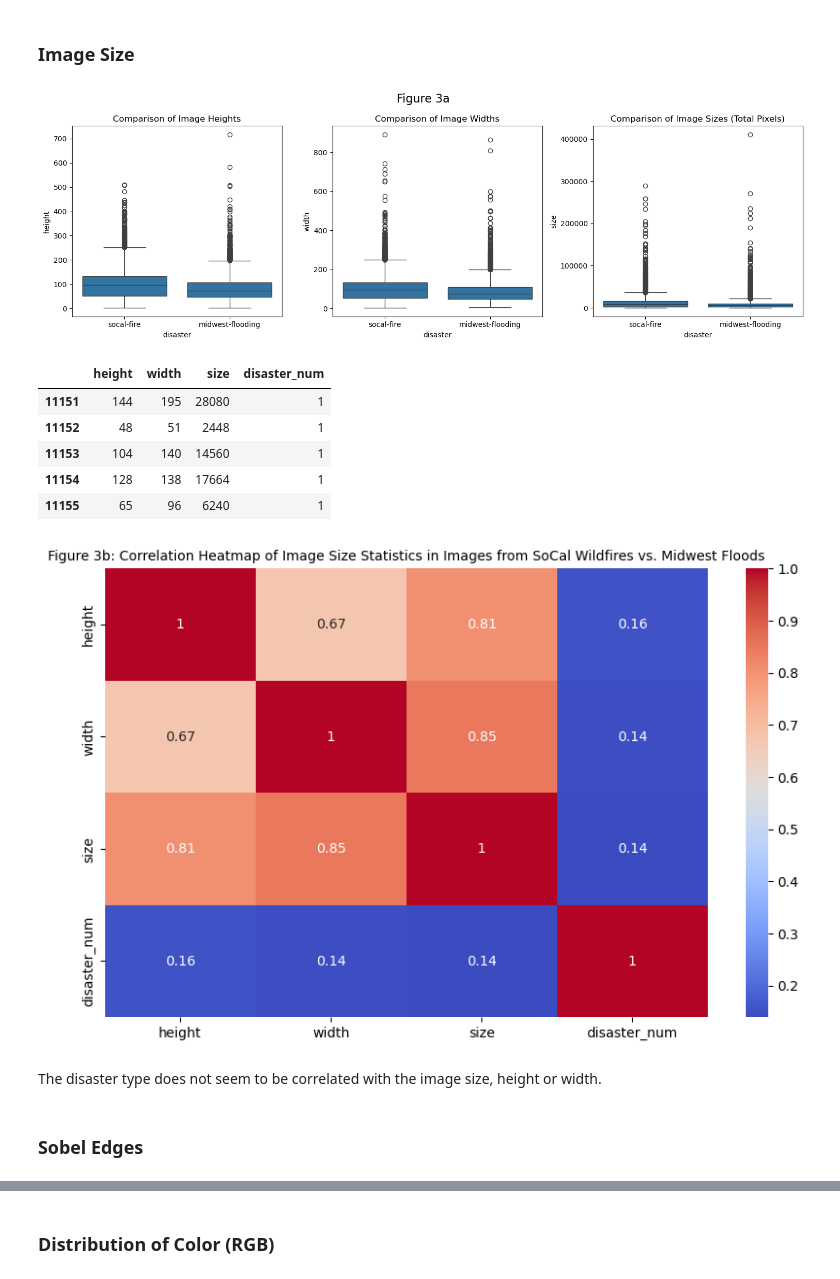
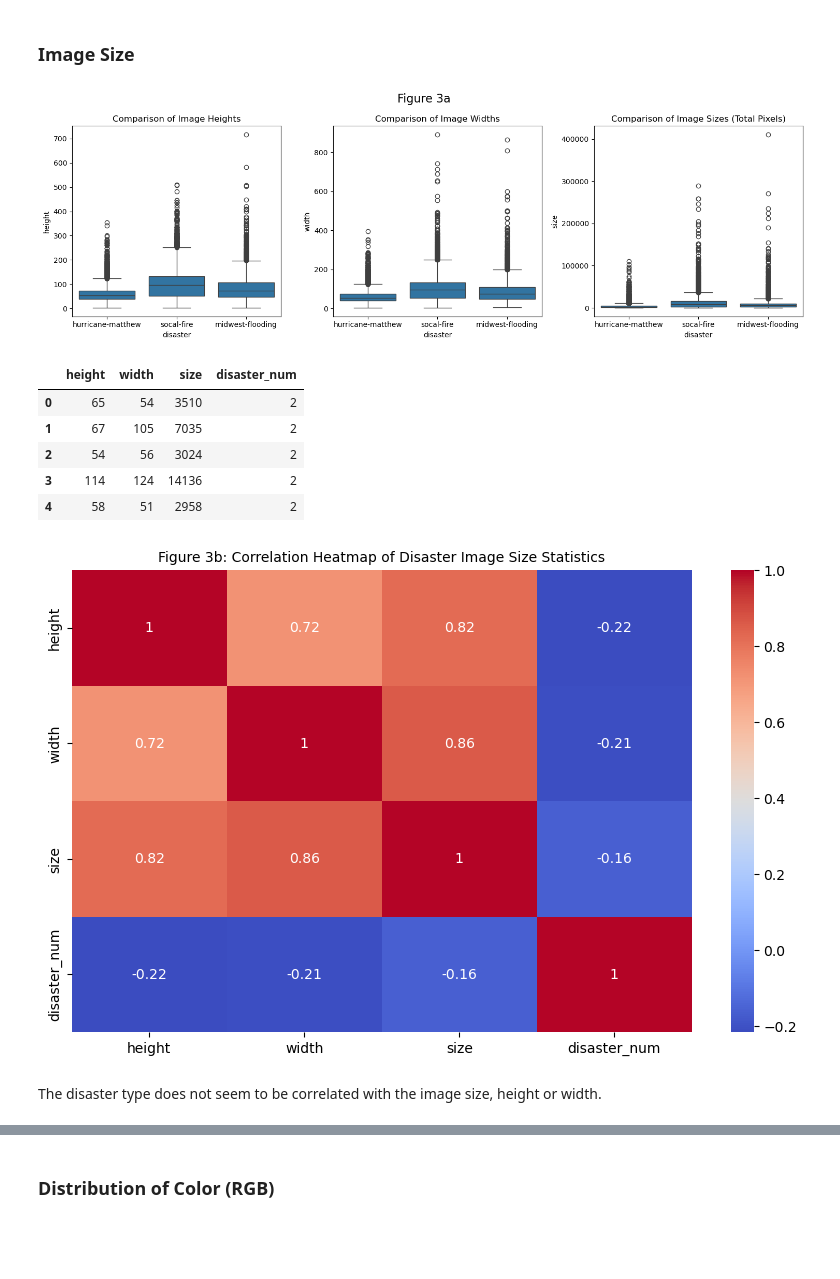
Before and after one commit to trishakholiya/Disaster-Image-Classification-CNN, a Jupyter notebook: disaster_EDA.ipynb, the cells around one changed output, grey strips where cells are left out. Drawn from its saved outputs; the diff is of its cells as text; code cells hidden in the pictures; blank space fills up the shorter version.

Commit message:
updated up to damage level section with code for all disasters

```diff
--- a/disaster_EDA.ipynb
+++ b/disaster_EDA.ipynb
@@ -347,57 +356,53 @@ Based on the above histograms it appears that there is a difference in distribut
 # %% [markdown]
 ### Image Size
 # %%
-# Filter data for midwest-flooding and socal-fire
-df_size_flooding_fire = df_size[df_size["disaster"].isin(["midwest-flooding", "socal-fire"])]
-
 plt.figure(figsize=(15, 5))
 
 # Height comparison
 plt.subplot(1, 3, 1)
-sns.boxplot(data=df_size_flooding_fire, x="disaster", y="height")
+sns.boxplot(data=df_size, x="disaster", y="height")
 plt.title("Comparison of Image Heights")
 
 # Width comparison
 plt.subplot(1, 3, 2)
-sns.boxplot(data=df_size_flooding_fire, x="disaster", y="width")
+sns.boxplot(data=df_size, x="disaster", y="width")
 plt.title("Comparison of Image Widths")
 
 # Size comparison
 plt.subplot(1, 3, 3)
-sns.boxplot(data=df_size_flooding_fire, x="disaster", y="size")
+sns.boxplot(data=df_size, x="disaster", y="size")
 plt.title("Comparison of Image Sizes (Total Pixels)")
 
 plt.suptitle("Figure 3a", fontsize=16)
 plt.tight_layout()
 plt.show()
 # %% [output]
-[figure, old version]
+[figure, new version]
 # %%
 # Convert the disaster column to a quantitative column
-df_flooding_fire_num = df_size_flooding_fire.copy()
-df_flooding_fire_num["disaster_num"] = df_size_flooding_fire["disaster"].map(lambda x: 1 if x == "socal-fire" else 0)
-df_flooding_fire_num = df_flooding_fire_num.drop(columns=["disaster", "damage_label"])
-df_flooding_fire_num.head()
+df_disaster_num = df_size.copy()
+df_disaster_num["disaster_num"] = df_size["disaster"].map(lambda x: 1 if x == "socal-fire" else
+                                                          (2 if x == "hurricane-matthew" else 0))
+df_disaster_num = df_disaster_num.drop(columns=["disaster", "damage_label"])
+df_disaster_num.head()
 # %% [output]
 |  | height | width | size | disaster_num |
-| 11151 | 144 | 195 | 28080 | 1 |
-| 11152 | 48 | 51 | 2448 | 1 |
-| 11153 | 104 | 140 | 14560 | 1 |
-| 11154 | 128 | 138 | 17664 | 1 |
-| 11155 | 65 | 96 | 6240 | 1 |
+| 0 | 65 | 54 | 3510 | 2 |
+| 1 | 67 | 105 | 7035 | 2 |
+| 2 | 54 | 56 | 3024 | 2 |
+| 3 | 114 | 124 | 14136 | 2 |
+| 4 | 58 | 51 | 2958 | 2 |
 # %%
-corr = df_flooding_fire_num.corr()
+corr = df_disaster_num.corr()
 
 # Plot heatmap
 plt.figure(figsize=(10, 6))
 sns.heatmap(corr, annot=True, cmap="coolwarm")
 plt.title(
-    "Figure 3b: Correlation Heatmap of Image Size Statistics in Images from SoCal Wildfires vs. Midwest Floods",
+    "Figure 3b: Correlation Heatmap of Disaster Image Size Statistics",
     fontsize = 10)
 plt.show()
 # %% [output]
-[figure, old version]
+[figure, new version]
 # %% [markdown]
 The disaster type does not seem to be correlated with the image size, height or width.
-# %% [markdown]
-### Sobel Edges
```
Also changed, not shown: parts of 31 cells of this notebook.
